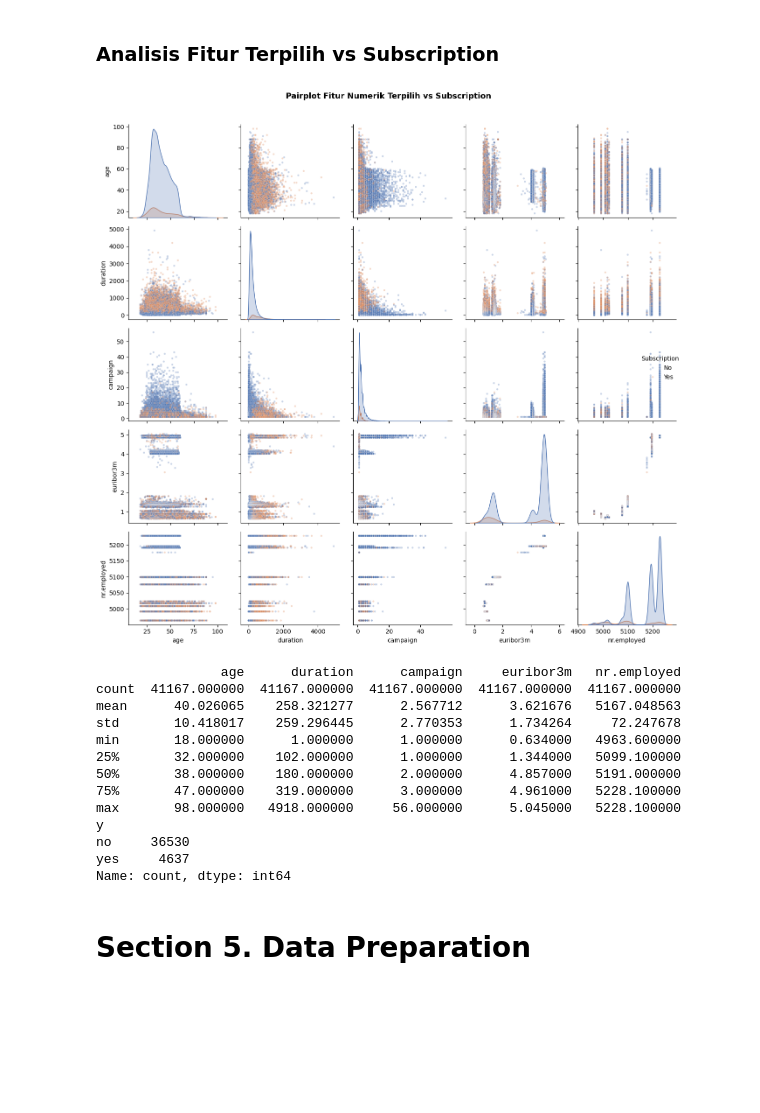
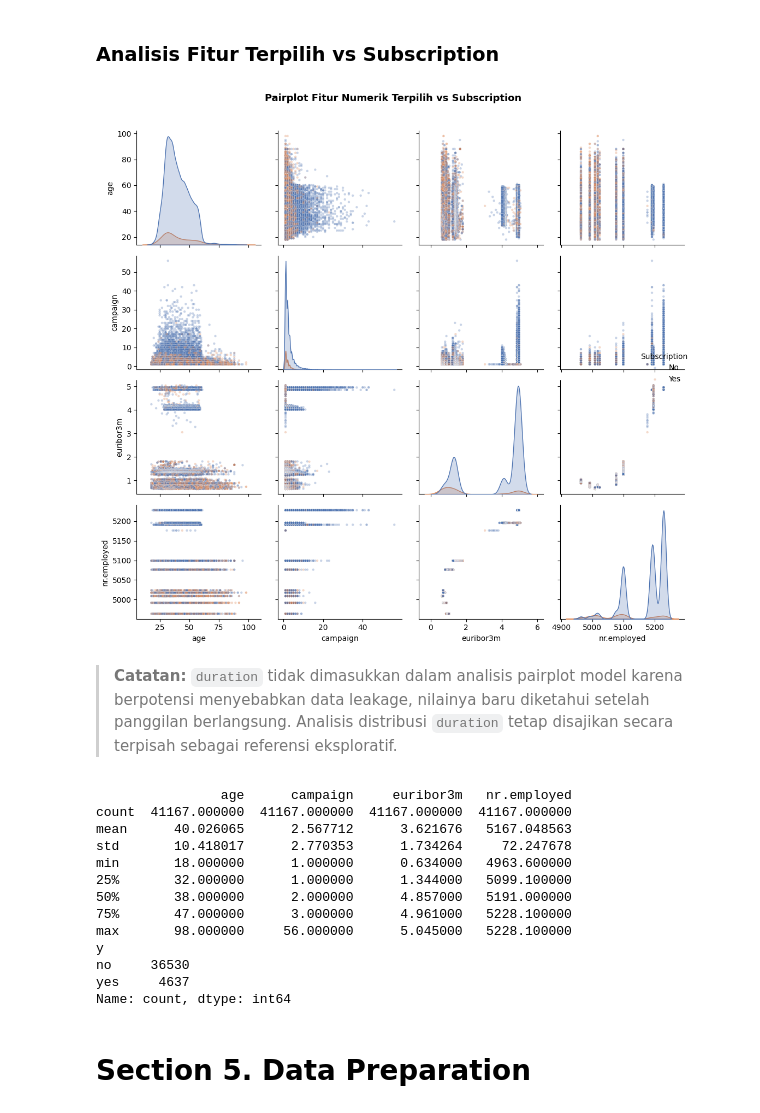
Before and after one commit to haneandreanu/bank-marketing, a Jupyter notebook: notebook/bank-marketing-analysis.ipynb, the cells around one changed output. Drawn from its saved outputs; the diff is of its cells as text; code cells hidden in the pictures; blank space fills up the shorter version.

Commit message:
Revised data leakage issue

```diff
--- a/notebook/bank-marketing-analysis.ipynb
+++ b/notebook/bank-marketing-analysis.ipynb
@@ -919,32 +919,40 @@ plt.show()
 # %% [markdown]
 ### **Analisis Fitur Terpilih vs Subscription**
 # %%
-selected_num = ['age', 'duration', 'campaign', 'euribor3m', 'nr.employed']
+selected_num = ['age', 'campaign', 'euribor3m', 'nr.employed']
 
 df_pairplot = df.loc[df.index, selected_num + ['y']].dropna().copy()
-df_pairplot['Subscription'] = df_pairplot['y'].map({'no': 'No', 'yes': 'Yes'})
+df_pairplot['Subscription'] = df_pairplot['y'].map({
+    0: 'No', 1: 'Yes',
+    'no': 'No', 'yes': 'Yes'
+})
 
 sns.pairplot(df_pairplot, hue='Subscription', palette={'No': '#4C72B0', 'Yes': '#DD8452'},
              vars=selected_num, plot_kws={'alpha': 0.3, 's': 10},
              diag_kind='kde')
 plt.suptitle('Pairplot Fitur Numerik Terpilih vs Subscription', y=1.02, fontsize=13, fontweight='bold')
 plt.tight_layout()
 plt.show()
 # %% [output]
-[figure, old version]
+[figure, new version]
+# %% [markdown]
+> **Catatan:** `duration` tidak dimasukkan dalam analisis pairplot model karena
+berpotensi menyebabkan data leakage, nilainya baru diketahui setelah panggilan
+berlangsung. Analisis distribusi `duration` tetap disajikan secara terpisah sebagai
+referensi eksploratif.
 # %%
 print(df[selected_num].describe())
 print(df['y'].value_counts())
 # %% [output]
-                age      duration      campaign     euribor3m   nr.employed
-count  41167.000000  41167.000000  41167.000000  41167.000000  41167.000000
-mean      40.026065    258.321277      2.567712      3.621676   5167.048563
-std       10.418017    259.296445      2.770353      1.734264     72.247678
-min       18.000000      1.000000      1.000000      0.634000   4963.600000
-25%       32.000000    102.000000      1.000000      1.344000   5099.100000
-50%       38.000000    180.000000      2.000000      4.857000   5191.000000
-75%       47.000000    319.000000      3.000000      4.961000   5228.100000
-max       98.000000   4918.000000     56.000000      5.045000   5228.100000
+                age      campaign     euribor3m   nr.employed
+count  41167.000000  41167.000000  41167.000000  41167.000000
+mean      40.026065      2.567712      3.621676   5167.048563
+std       10.418017      2.770353      1.734264     72.247678
+min       18.000000      1.000000      0.634000   4963.600000
+25%       32.000000      1.000000      1.344000   5099.100000
+50%       38.000000      2.000000      4.857000   5191.000000
+75%       47.000000      3.000000      4.961000   5228.100000
+max       98.000000     56.000000      5.045000   5228.100000
 y
 no     36530
 yes     4637
```
Also changed, not shown: parts of 17 cells of this notebook, 4 other files.
